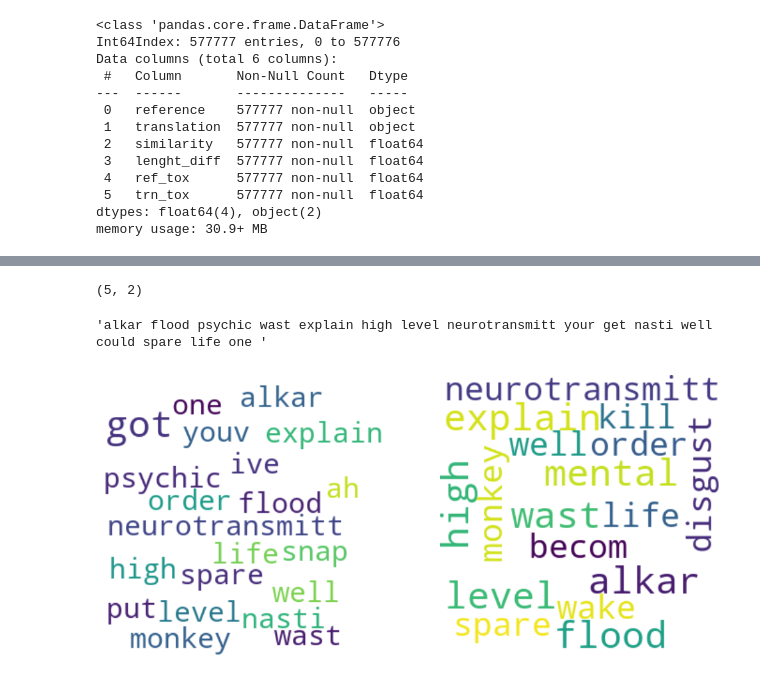
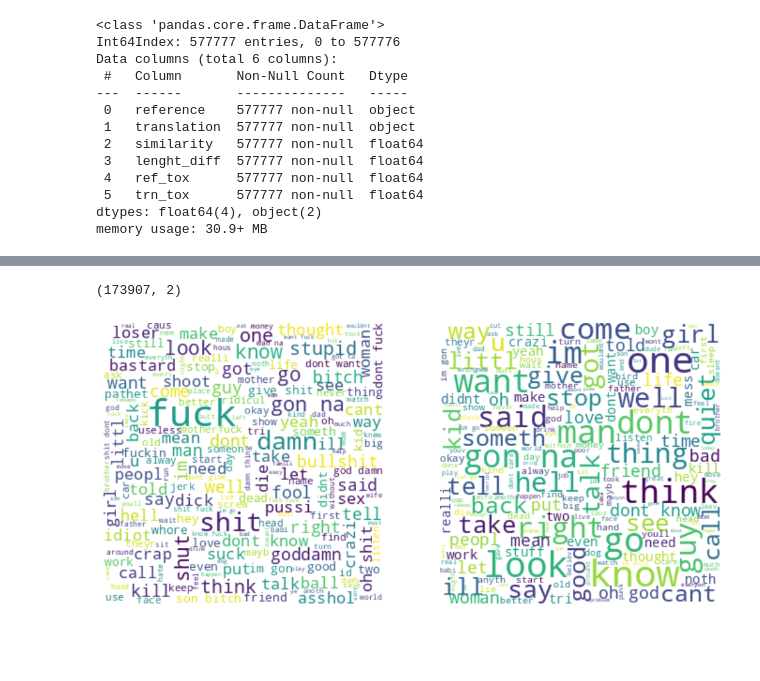
Before and after one commit to Skvayzer/text-detoxification, a Jupyter notebook: notebooks/1.0. Data Exploration.ipynb, the cells around one changed output, grey strips where cells are left out. Drawn from its saved outputs; the diff is of its cells as text; code cells hidden in the pictures; blank space fills up the shorter version.

```diff
--- a/notebooks/1.0. Data Exploration.ipynb
+++ b/notebooks/1.0. Data Exploration.ipynb
@@ -1,11 +7,11 @@
 # %%
 import pandas as pd
-tsv_file_path = 'filtered.tsv'
+import numpy as np
+data_path = '/content/drive/MyDrive/filtered.tsv'
 
 data = pd.read_csv(
-    tsv_file_path, sep="\t", index_col=0
+    data_path, sep="\t", index_col=0
 )
-
 data.head()
 # %% [output]
 |  | reference | translation | similarity | lenght_diff | ref_tox | trn_tox |
@@ -149,29 +157,25 @@ data_preprocessed[['reference', 'translation']]
 # %%
 data_preprocessed[['reference', 'translation']].shape
 # %% [output]
-(5, 2)
+(173907, 2)
 # %%
-bad_text = " ".join(data_preprocessed["reference"].values)
-good_text = " ".join(data_preprocessed["translation"].values)
+reference_words = " ".join(data_preprocessed["reference"].values)
+translation_words = " ".join(data_preprocessed["translation"].values)
-# %%
-bad_text[:100]
-# %% [output]
-'alkar flood psychic wast explain high level neurotransmitt your get nasti well could spare life one '
 # %%
 from wordcloud import WordCloud
 
-bad_wordcloud = WordCloud(
+reference_wordcloud = WordCloud(
     max_font_size=40, background_color="white", margin=0, width=300, height=300
-).generate(bad_text)
-good_wordcloud = WordCloud(
+).generate(reference_words)
+translation_wordcloud = WordCloud(
     max_font_size=40, background_color="white", margin=0, width=300, height=300
-).generate(good_text)
+).generate(translation_words)
 # %%
 fig, [ax1, ax2] = plt.subplots(1, 2, figsize=(12, 6))
-ax1.imshow(bad_wordcloud, interpolation="bilinear")
+ax1.imshow(reference_wordcloud, interpolation="bilinear")
 ax1.axis("off")
-ax2.imshow(good_wordcloud, interpolation="bilinear")
+ax2.imshow(translation_wordcloud, interpolation="bilinear")
 ax2.axis("off")
 plt.show()
 # %% [output]
-[figure, old version]
+[figure, new version]
```
Also changed, not shown: parts of 12 cells of this notebook, 3 other files.
